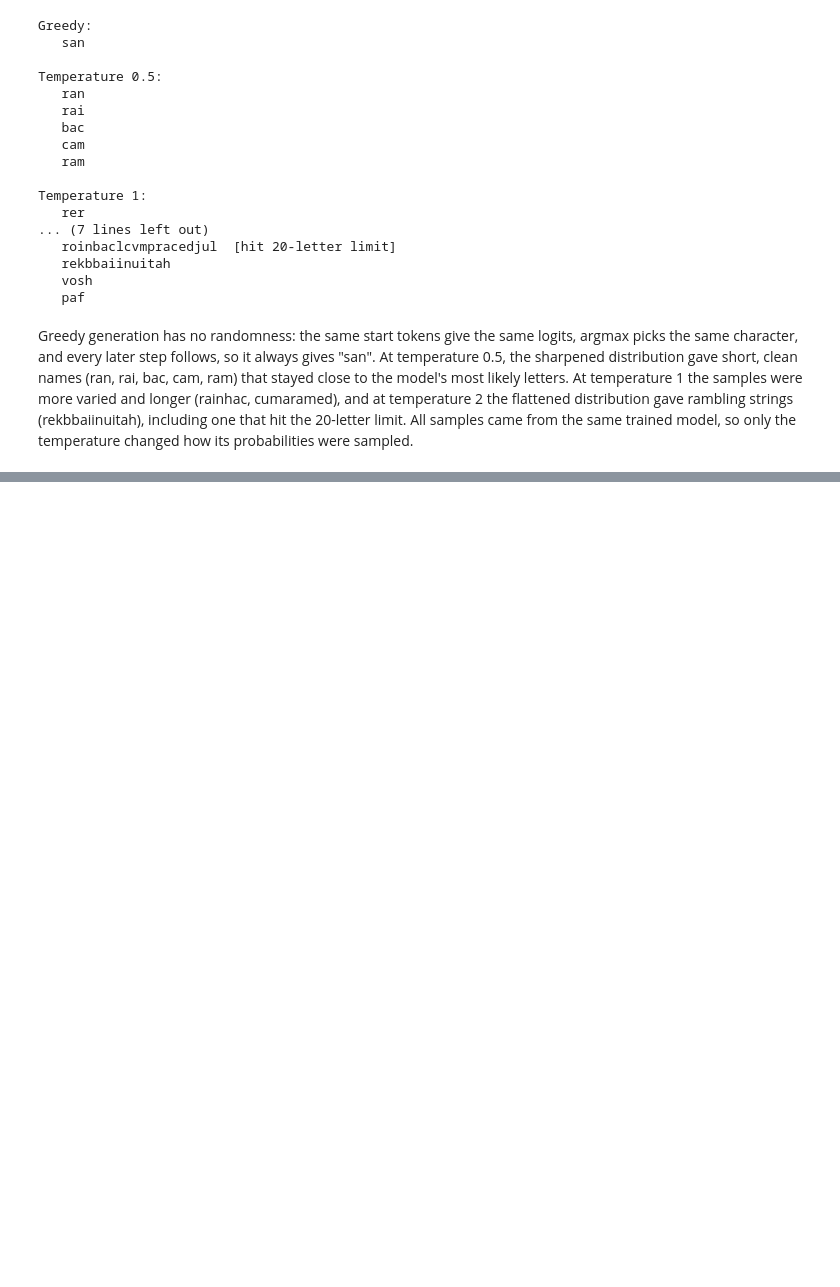
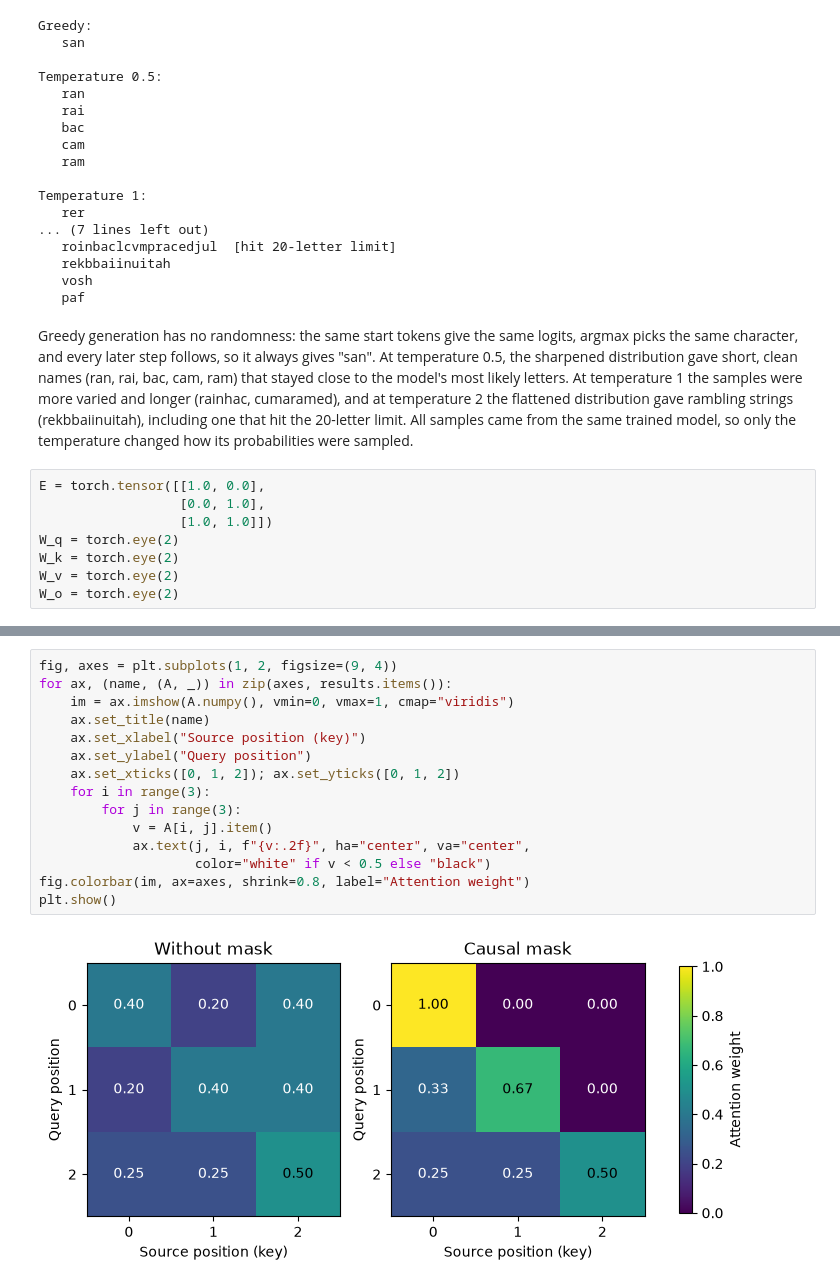
Before and after one commit to satvikboi/Deep-Learning-Assignments-, a Jupyter notebook: assignment 2/assignment2.ipynb, the cells around one changed output, grey strips where cells are left out. Cells and saved outputs as stored; diff of their text form; blank space fills up the shorter version.

```diff
--- a/assignment 2/assignment2.ipynb
+++ b/assignment 2/assignment2.ipynb
@@ -320,3 +320,11 @@ Temperature 1:
    paf
 # %% [markdown]
 Greedy generation has no randomness: the same start tokens give the same logits, argmax picks the same character, and every later step follows, so it always gives "san". At temperature 0.5, the sharpened distribution gave short, clean names (ran, rai, bac, cam, ram) that stayed close to the model's most likely letters. At temperature 1 the samples were more varied and longer (rainhac, cumaramed), and at temperature 2 the flattened distribution gave rambling strings (rekbbaiinuitah), including one that hit the 20-letter limit. All samples came from the same trained model, so only the temperature changed how its probabilities were sampled.
+# %%
+E = torch.tensor([[1.0, 0.0],
+                  [0.0, 1.0],
+                  [1.0, 1.0]])
+W_q = torch.eye(2)
+W_k = torch.eye(2)
+W_v = torch.eye(2)
+W_o = torch.eye(2)
@@ -322,0 +384,17 @@ Greedy generation has no randomness: the same start tokens give the same logits,
+# %%
+fig, axes = plt.subplots(1, 2, figsize=(9, 4))
+for ax, (name, (A, _)) in zip(axes, results.items()):
+    im = ax.imshow(A.numpy(), vmin=0, vmax=1, cmap="viridis")
+    ax.set_title(name)
+    ax.set_xlabel("Source position (key)")
+    ax.set_ylabel("Query position")
+    ax.set_xticks([0, 1, 2]); ax.set_yticks([0, 1, 2])
+    for i in range(3):
+        for j in range(3):
+            v = A[i, j].item()
+            ax.text(j, i, f"{v:.2f}", ha="center", va="center",
+                    color="white" if v < 0.5 else "black")
+fig.colorbar(im, ax=axes, shrink=0.8, label="Attention weight")
+plt.show()
+# %% [output]
+[figure, added]
```
Also changed, not shown: parts of 4 cells of this notebook.
